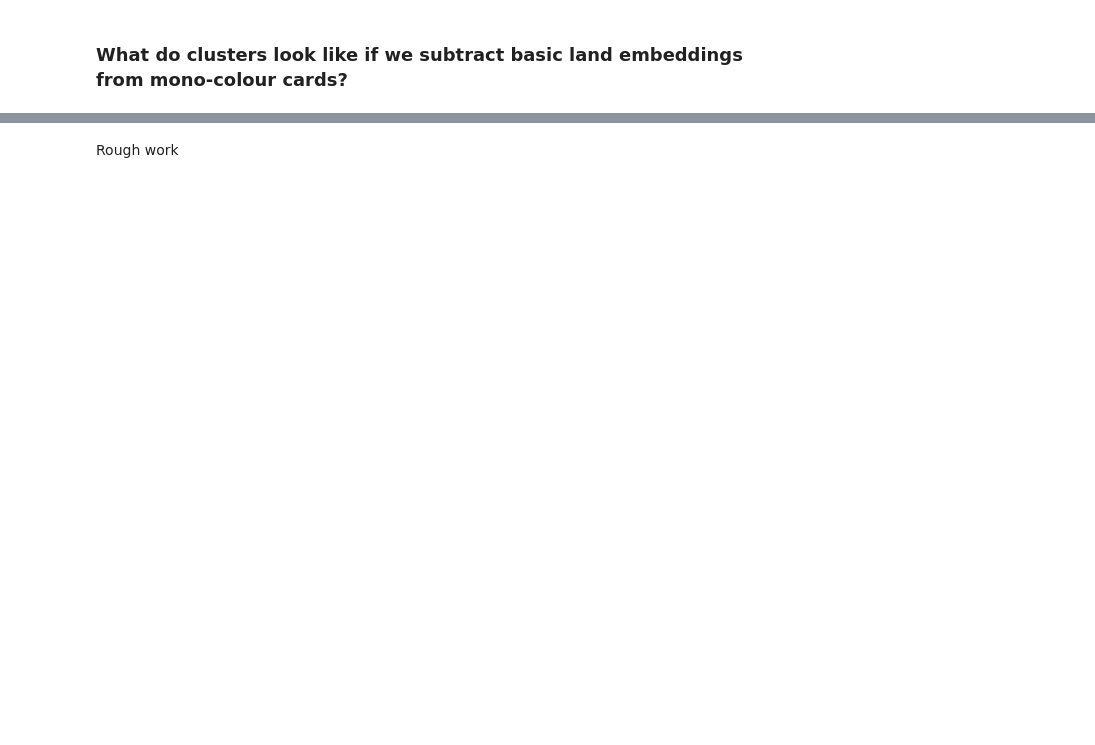
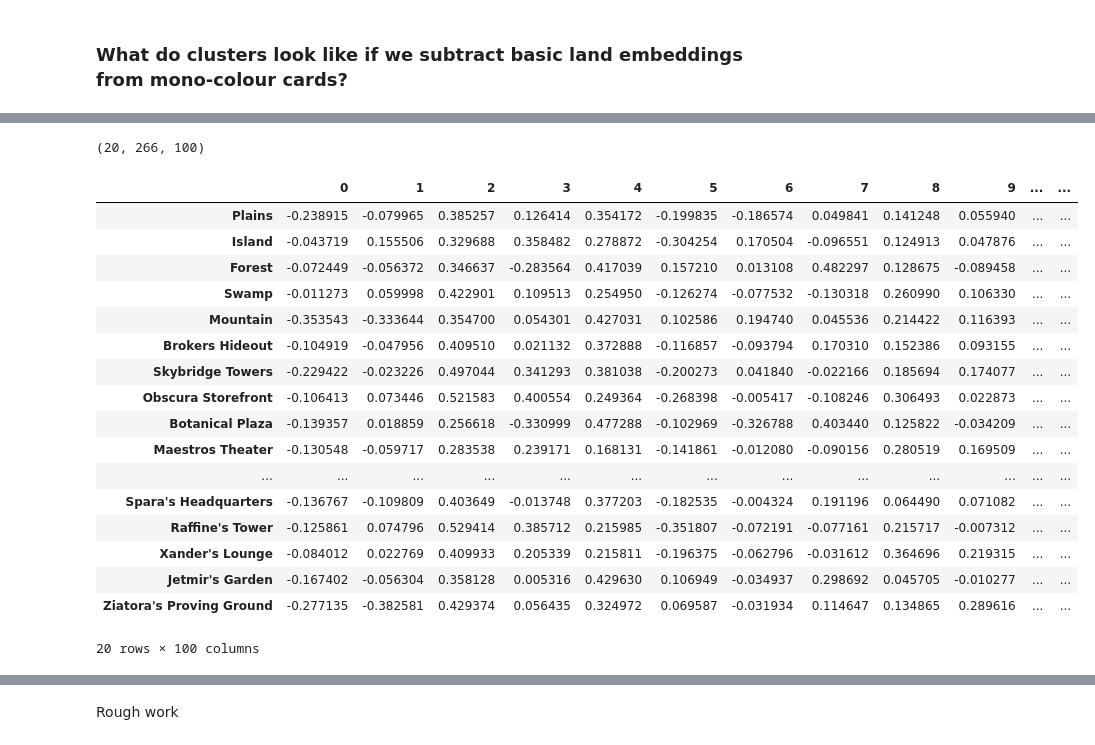
Before and after one commit to afreefaw/MTG-card2vec, a Jupyter notebook: clustering.ipynb, the cells around one changed output, grey strips where cells are left out. Cells and saved outputs as stored; diff of their text form; code cells hidden in the pictures; blank space fills up the shorter version.

```diff
--- a/clustering.ipynb
+++ b/clustering.ipynb
@@ -83,2 +83,2 @@ embeddings_df = pd.DataFrame(card_vectors ,index = card_vectors_keyed.index_to_k
 # %%
-embeddings_df
+lands = cards_df['type_line'].str.contains('Land| land')
@@ -84,0 +143,4 @@ embeddings_df
+# %%
+card_vectors_keyed[lands].shape
+# %% [output]
+(20, 266, 100)
@@ -84,0 +149,21 @@ embeddings_df
+# %%
+embeddings_df[lands]
+# %% [output]
+|  | 0 | 1 | 2 | 3 | 4 | 5 | 6 | 7 | 8 | 9 | ... | ... |
+| Plains | -0.238915 | -0.079965 | 0.385257 | 0.126414 | 0.354172 | -0.199835 | -0.186574 | 0.049841 | 0.141248 | 0.055940 | ... | ... |
+| Island | -0.043719 | 0.155506 | 0.329688 | 0.358482 | 0.278872 | -0.304254 | 0.170504 | -0.096551 | 0.124913 | 0.047876 | ... | ... |
+| Forest | -0.072449 | -0.056372 | 0.346637 | -0.283564 | 0.417039 | 0.157210 | 0.013108 | 0.482297 | 0.128675 | -0.089458 | ... | ... |
+| Swamp | -0.011273 | 0.059998 | 0.422901 | 0.109513 | 0.254950 | -0.126274 | -0.077532 | -0.130318 | 0.260990 | 0.106330 | ... | ... |
+| Mountain | -0.353543 | -0.333644 | 0.354700 | 0.054301 | 0.427031 | 0.102586 | 0.194740 | 0.045536 | 0.214422 | 0.116393 | ... | ... |
+| Brokers Hideout | -0.104919 | -0.047956 | 0.409510 | 0.021132 | 0.372888 | -0.116857 | -0.093794 | 0.170310 | 0.152386 | 0.093155 | ... | ... |
+| Skybridge Towers | -0.229422 | -0.023226 | 0.497044 | 0.341293 | 0.381038 | -0.200273 | 0.041840 | -0.022166 | 0.185694 | 0.174077 | ... | ... |
+| Obscura Storefront | -0.106413 | 0.073446 | 0.521583 | 0.400554 | 0.249364 | -0.268398 | -0.005417 | -0.108246 | 0.306493 | 0.022873 | ... | ... |
+| Botanical Plaza | -0.139357 | 0.018859 | 0.256618 | -0.330999 | 0.477288 | -0.102969 | -0.326788 | 0.403440 | 0.125822 | -0.034209 | ... | ... |
+| Maestros Theater | -0.130548 | -0.059717 | 0.283538 | 0.239171 | 0.168131 | -0.141861 | -0.012080 | -0.090156 | 0.280519 | 0.169509 | ... | ... |
+| ... | ... | ... | ... | ... | ... | ... | ... | ... | ... | ... | ... | ... |
+| Spara's Headquarters | -0.136767 | -0.109809 | 0.403649 | -0.013748 | 0.377203 | -0.182535 | -0.004324 | 0.191196 | 0.064490 | 0.071082 | ... | ... |
+| Raffine's Tower | -0.125861 | 0.074796 | 0.529414 | 0.385712 | 0.215985 | -0.351807 | -0.072191 | -0.077161 | 0.215717 | -0.007312 | ... | ... |
+| Xander's Lounge | -0.084012 | 0.022769 | 0.409933 | 0.205339 | 0.215811 | -0.196375 | -0.062796 | -0.031612 | 0.364696 | 0.219315 | ... | ... |
+| Jetmir's Garden | -0.167402 | -0.056304 | 0.358128 | 0.005316 | 0.429630 | 0.106949 | -0.034937 | 0.298692 | 0.045705 | -0.010277 | ... | ... |
+| Ziatora's Proving Ground | -0.277135 | -0.382581 | 0.429374 | 0.056435 | 0.324972 | 0.069587 | -0.031934 | 0.114647 | 0.134865 | 0.289616 | ... | ... |
+20 rows × 100 columns
```
Also changed, not shown: parts of 17 cells of this notebook.
